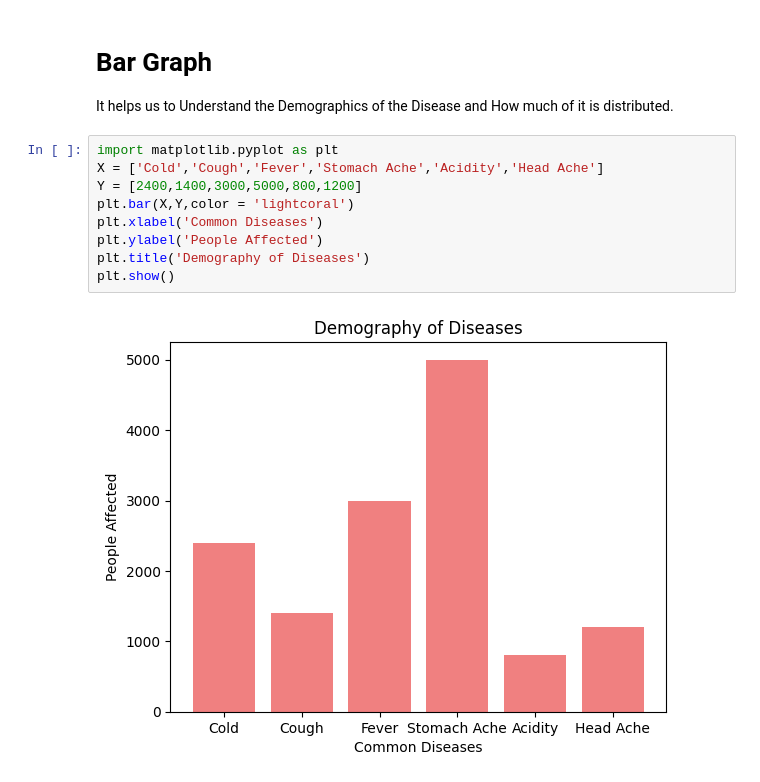
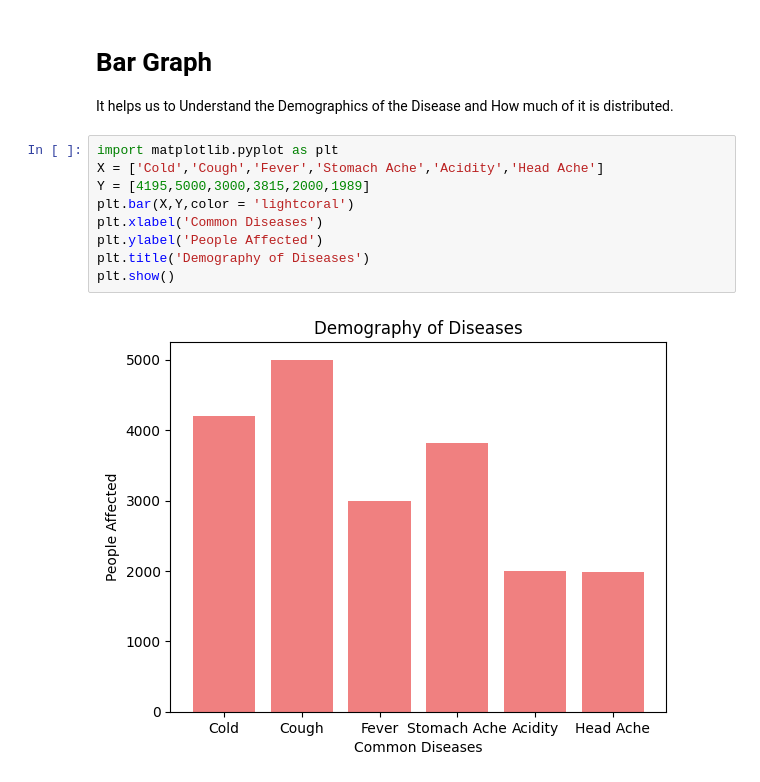
Before and after one commit to colonary0dash/iBMZ-_DATATHON--Common-Diseases-in-India-, a Jupyter notebook: Avinaash.ipynb, the cells around one changed output. Drawn from its saved outputs; the diff is of its cells as text.

```diff
--- a/Avinaash.ipynb
+++ b/Avinaash.ipynb
@@ -303,11 +303,11 @@ It helps us to Understand the Demographics of the Disease and How much of it is
 # %%
 import matplotlib.pyplot as plt
 X = ['Cold','Cough','Fever','Stomach Ache','Acidity','Head Ache']
-Y = [2400,1400,3000,5000,800,1200]
+Y = [4195,5000,3000,3815,2000,1989]
 plt.bar(X,Y,color = 'lightcoral')
 plt.xlabel('Common Diseases')
 plt.ylabel('People Affected')
 plt.title('Demography of Diseases')
 plt.show()
 # %% [output]
-[figure, old version]
+[figure, new version]
```
Also changed, not shown: parts of 10 cells of this notebook.
